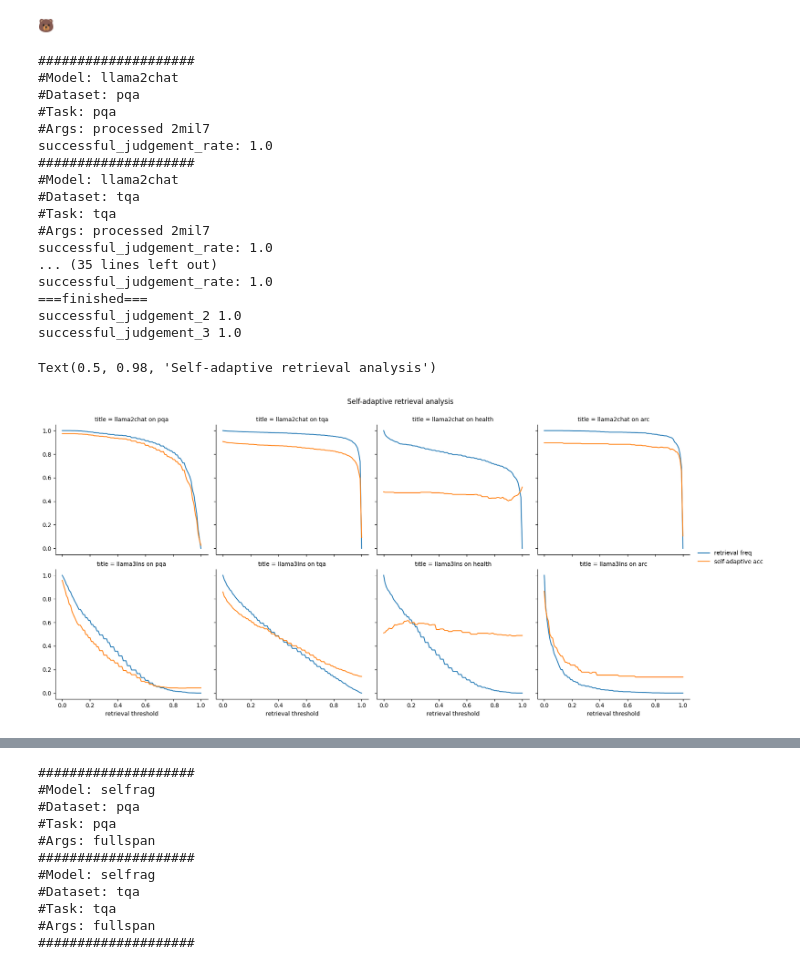
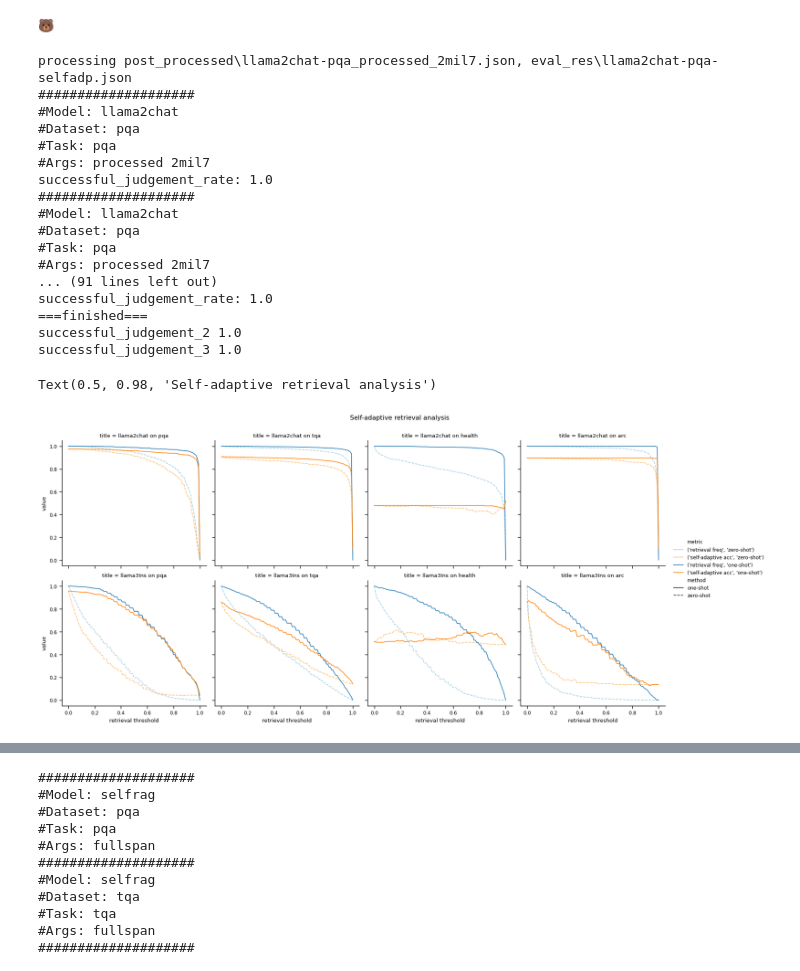
Before and after one commit to zhuzihan728/LLM_Adaptive_RAG, a Jupyter notebook: data_analysis/analysis_selfadp.ipynb, the cells around one changed output, grey strips where cells are left out. Saved outputs shown, nothing was run; the diff lists cells and outputs as text; code cells hidden in the pictures.

Commit message:
add adp_v2. update score analysis

```diff
--- a/data_analysis/analysis_selfadp.ipynb
+++ b/data_analysis/analysis_selfadp.ipynb
@@ -366,26 +369,30 @@ out_dcs = []
 successful_judgement_2 = []
 successful_judgement_3 = []
 for k, v in files_dc.items():
-    ret_p_path = v
-    with open(ret_p_path, 'r') as f:
-        ret_p_file = json.load(f)
-        ret_p = ret_p_file["retrieval_p"]
-        ret_p_hard = ret_p_file["retrieval_p_hard"]
-    path = k
-    analyzer = Analyzer(path)
-    successful_judgement = ret_p_file['has_judgment']
-    if '2' in analyzer.model_name:
-        successful_judgement_2.extend(successful_judgement)
-    else:
-        successful_judgement_3.extend(successful_judgement)
-    successful_judgement_rate = np.sum(successful_judgement) / len(successful_judgement)
-    print(f"successful_judgement_rate: {successful_judgement_rate}")
-    out_dcs.append(analyzer.adp_ret_analysis(ret_p, interval=0.01))
+    print(f"processing {k}, {v}")
+    paths = [v, v.replace('selfadp', 'selfadp_v2')]
+    for ret_p_path in paths:
+
+        with open(ret_p_path, 'r') as f:
+            ret_p_file = json.load(f)
+            ret_p = ret_p_file["retrieval_p"]
+            ret_p_hard = ret_p_file["retrieval_p_hard"]
+        path = k
+        analyzer = Analyzer(path)
+        successful_judgement = ret_p_file['has_judgment']
+        if '2' in analyzer.model_name:
+            successful_judgement_2.extend(successful_judgement)
+        else:
+            successful_judgement_3.extend(successful_judgement)
+        successful_judgement_rate = np.sum(successful_judgement) / len(successful_judgement)
+        print(f"successful_judgement_rate: {successful_judgement_rate}")
+        out_dcs.append(analyzer.adp_ret_analysis(ret_p, interval=0.01, method='one-shot' if 'v2' in ret_p_path else 'zero-shot'))
     # plt.show()
 print('===finished===')
 print("successful_judgement_2", np.sum(successful_judgement_2) / len(successful_judgement_2))
 print("successful_judgement_3", np.sum(successful_judgement_3) / len(successful_judgement_3))
 # %% [output]
+processing post_processed\llama2chat-pqa_processed_2mil7.json, eval_res\llama2chat-pqa-selfadp.json
 ####################
 #Model: llama2chat
 #Dataset: pqa
@@ -394,28 +401,31 @@ print("successful_judgement_3", np.sum(successful_judgement_3) / len(successful_
 successful_judgement_rate: 1.0
 ####################
 #Model: llama2chat
-#Dataset: tqa
-#Task: tqa
+#Dataset: pqa
+#Task: pqa
 #Args: processed 2mil7
-successful_judgement_rate: 1.0
-... (35 lines left out)
+... (91 lines left out)
 successful_judgement_rate: 1.0
 ===finished===
 successful_judgement_2 1.0
 successful_judgement_3 1.0
 # %%
-final_dc = {"retrieval threshold":[], "":[], "title":[], " ":[]}
+final_dc = {"retrieval threshold":[], "value":[], "title":[], "metric":[], "method":[]}
 
 for dc in out_dcs:
     for k, v in dc.items():
         final_dc[k] += v
 
 df = pd.DataFrame(final_dc)
 g = sns.FacetGrid(df, col="title", col_wrap=4, height=4)
-g.map(sns.lineplot, "retrieval threshold", "", hue=" ", data=df, sort=False)
+if final_dc["method"]:
+    g.map(sns.lineplot, "retrieval threshold", "value", hue=df[['metric', 'method']].apply(tuple, axis=1), data=df, sort=False, style='method', style_order=['one-shot', 'zero-shot'], palette = sns.color_palette([sns.color_palette("Paired")[0],sns.color_palette("Paired")[6],sns.color_palette("Paired")[1],sns.color_palette("Paired")[7]]))
+else:
+    g.map(sns.lineplot, "retrieval threshold", "value", hue="metric", data=df, sort=False)
 g.add_legend()
+g.legend.texts[0].set_text("metric")
 g.fig.subplots_adjust(top=0.9)
 g.fig.suptitle(f"Self-adaptive retrieval analysis")
 # %% [output]
 Text(0.5, 0.98, 'Self-adaptive retrieval analysis')
-[figure, old version]
+[figure, new version]
```
Also changed, not shown: parts of 2 cells of this notebook, 4 other files.
